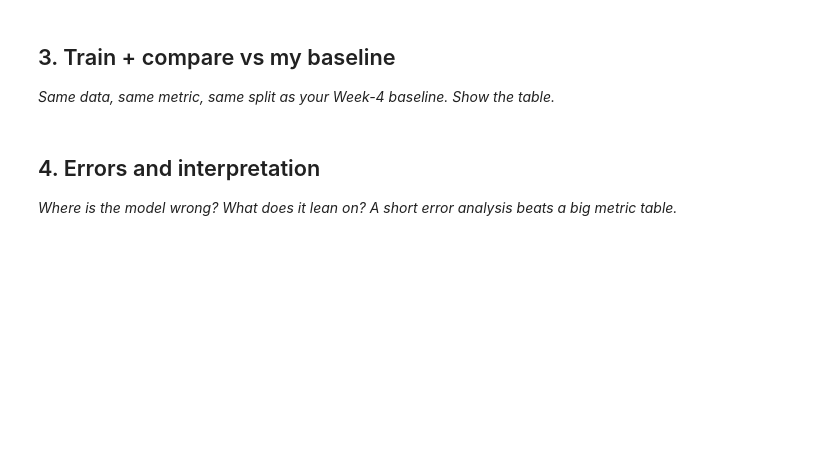
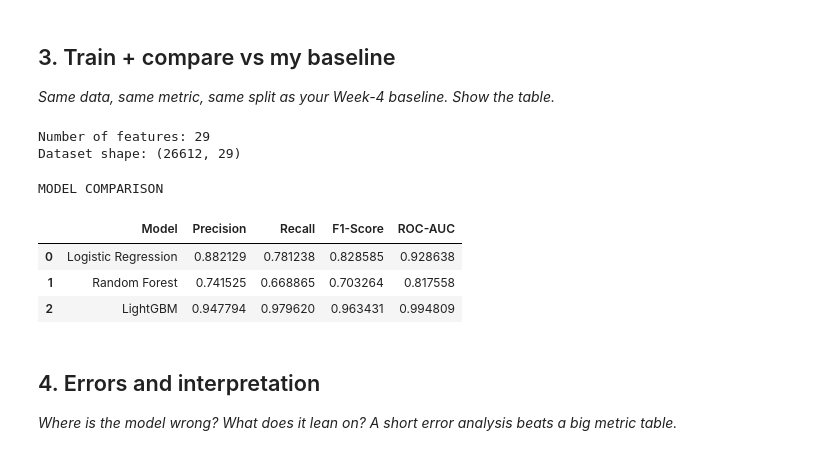
Before and after one commit to mariamemad975/FlyRank_ML, a Jupyter notebook: work/notebooks/w05_model.ipynb, the cells around one changed output. Saved outputs shown, nothing was run; the diff lists cells and outputs as text; code cells hidden in the pictures; blank space fills up the shorter version.

```diff
--- a/work/notebooks/w05_model.ipynb
+++ b/work/notebooks/w05_model.ipynb
@@ -29,0 +85,13 @@ This skeleton is yours to fill. Work the sections **in order** — each one has
+# %%
+features = df.select_dtypes(include=np.number).columns.tolist()
+features = [c for c in features if c not in [TARGET, GROUP]]
+
+X = df[features].fillna(0)
+y = df[TARGET]
+groups = df[GROUP]
+
+print("Number of features:", len(features))
+print("Dataset shape:", X.shape)
+# %% [output]
+Number of features: 29
+Dataset shape: (26612, 29)
@@ -30,3 +120,44 @@ This skeleton is yours to fill. Work the sections **in order** — each one has
+# %%
+gkf = GroupKFold(n_splits=5)
+results = []
+for name, model in models.items():
+    precision = []
+    recall = []
+    f1 = []
+    auc = []
+    for train_idx, val_idx in gkf.split(X, y, groups):
+        X_train = X.iloc[train_idx]
+        X_val = X.iloc[val_idx]
+        y_train = y.iloc[train_idx]
+        y_val = y.iloc[val_idx]
+        model.fit(X_train, y_train)
+        predictions = model.predict(X_val)
+        probabilities = model.predict_proba(X_val)[:, 1]
+        precision.append(
+            precision_score(y_val, predictions, zero_division=0))
+        recall.append(
+            recall_score(y_val, predictions, zero_division=0))
+        f1.append(
+            f1_score(y_val, predictions, zero_division=0))
+        auc.append(
+            roc_auc_score(y_val, probabilities))
+
+    results.append({
+        "Model": name,
+        "Precision": np.mean(precision),
+        "Recall": np.mean(recall),
+        "F1-Score": np.mean(f1),
+        "ROC-AUC": np.mean(auc)})
+# %%
+comparison_df = pd.DataFrame(results)
+print("MODEL COMPARISON")
+display(comparison_df)
+# %% [output]
+MODEL COMPARISON
+|  | Model | Precision | Recall | F1-Score | ROC-AUC |
+| 0 | Logistic Regression | 0.882129 | 0.781238 | 0.828585 | 0.928638 |
+| 1 | Random Forest | 0.741525 | 0.668865 | 0.703264 | 0.817558 |
+| 2 | LightGBM | 0.947794 | 0.979620 | 0.963431 | 0.994809 |
 # %% [markdown]
 ## 4. Errors and interpretation
 
```
Also changed, not shown: parts of 11 cells of this notebook.
